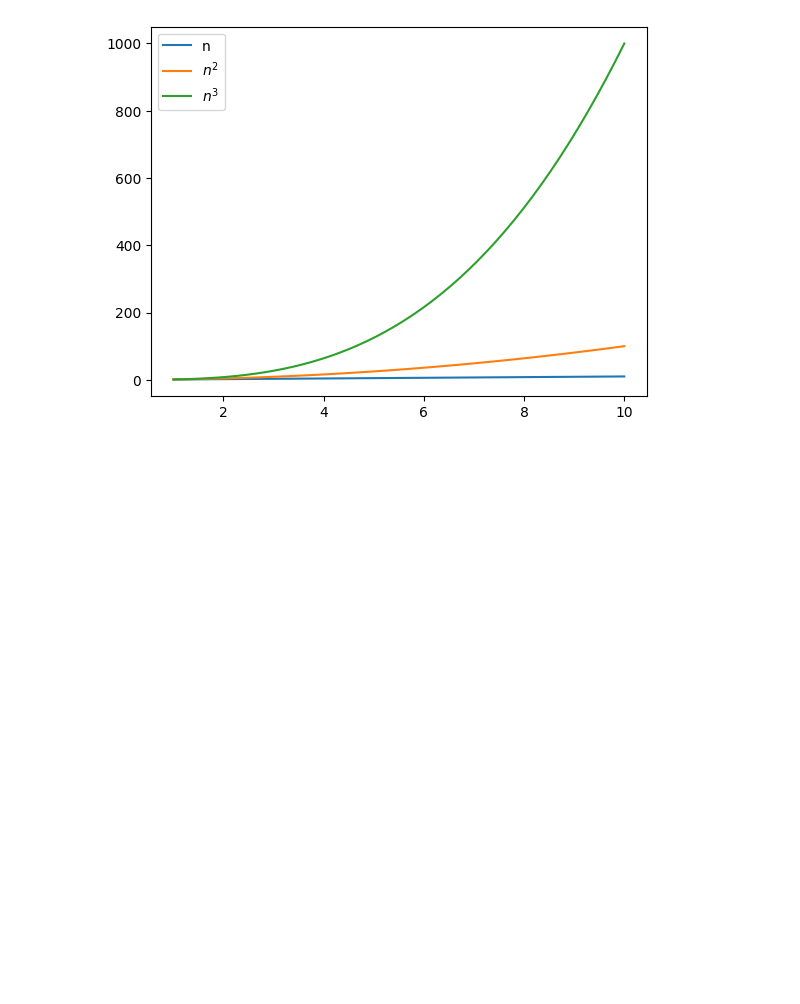
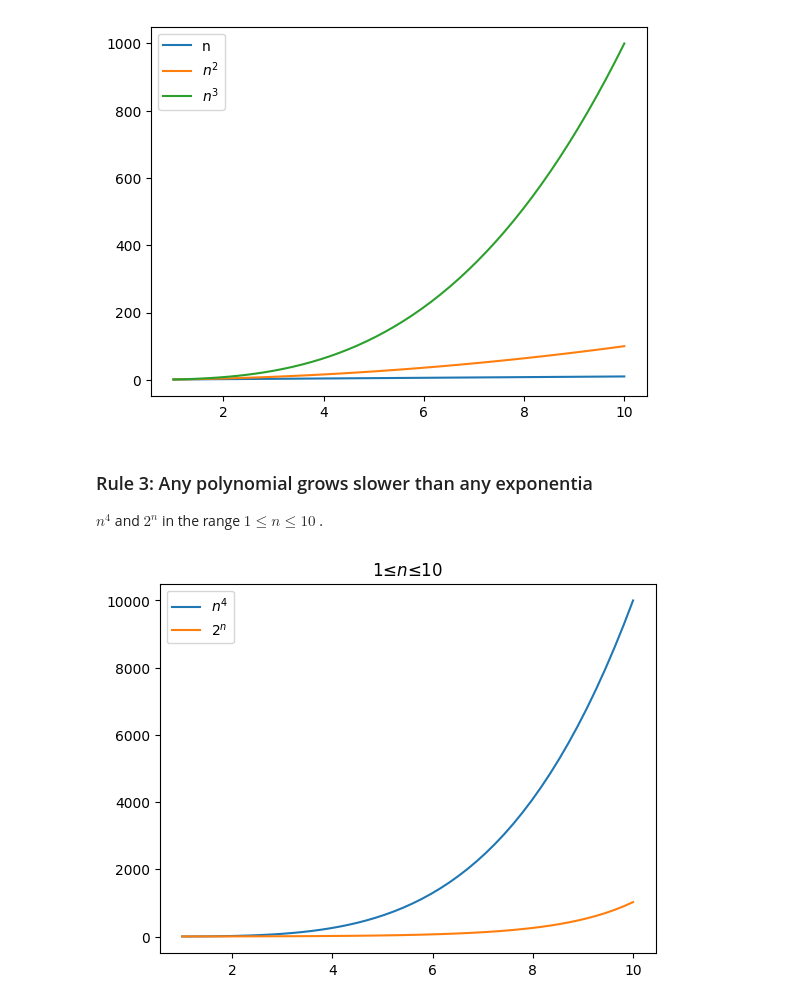
Before and after one commit to niikun/Data-Structure-and-Algorithm, a Jupyter notebook: Big_O_Notation_Plots.ipynb, the cells around one changed output. Saved outputs shown, nothing was run; the diff lists cells and outputs as text; code cells hidden in the pictures; blank space fills up the shorter version.

```diff
--- a/Big_O_Notation_Plots.ipynb
+++ b/Big_O_Notation_Plots.ipynb
@@ -107,3 +107,18 @@ plt.legend()
 plt.show()
 # %% [output]
 [figure]
+# %% [markdown]
+### Rule 3: Any polynomial grows slower than any exponentia
+  $n^4$
+  and  $2^n$
+  in the range  $1≤n≤10$
+ .
+# %%
+n = np.linspace(1,10)
+plt.plot(n,n**4,label="$n^4$")
+plt.plot(n,2**n,label="$2^n$")
+plt.title("$1≤n≤10$")
+plt.legend()
+plt.show()
+# %% [output]
+[figure, added]
```
Also changed, not shown: parts of 9 cells of this notebook.
